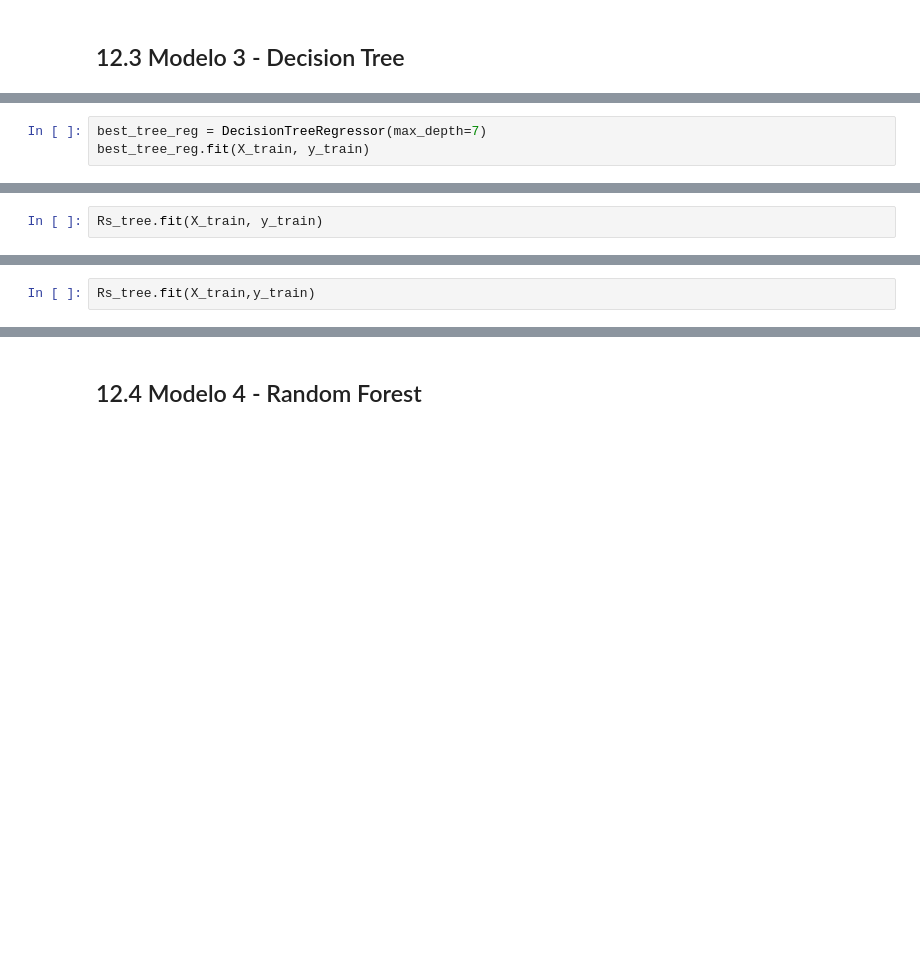
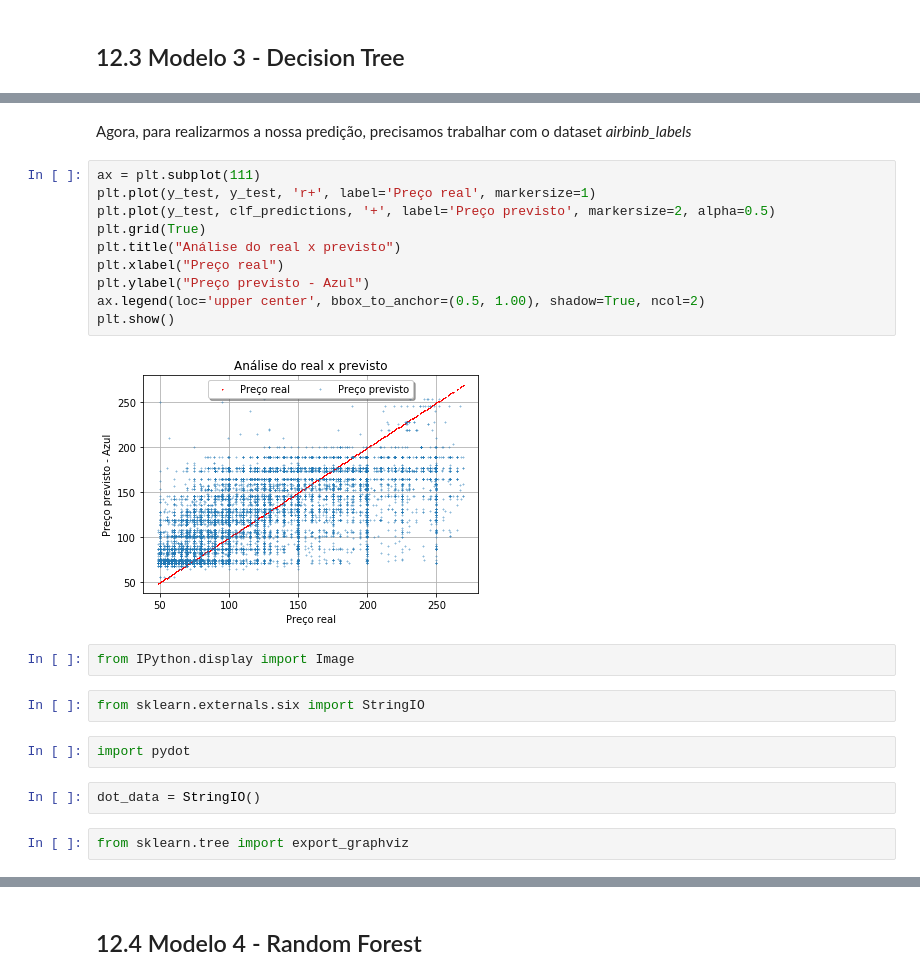
Before and after one commit to cicerotcv/P3_CienciaDados_2019.2, a Jupyter notebook: 00 dataset_airbnb.ipynb, the cells around one changed output, grey strips where cells are left out. Drawn from its saved outputs; the diff is of its cells as text; blank space fills up the shorter version.

```diff
--- a/00 dataset_airbnb.ipynb
+++ b/00 dataset_airbnb.ipynb
@@ -855,3 +768,0 @@ Como podemos observar, a configuração `max_depth=7` foi, dentre as apresentada
-# %%
-best_tree_reg = DecisionTreeRegressor(max_depth=7)
-best_tree_reg.fit(X_train, y_train)
@@ -918,2 +768,0 @@ Rs_tree = RandomizedSearchCV(estimator = tree_reg , param_distributions = RandSe
-# %%
-Rs_tree.fit(X_train, y_train)
@@ -955,2 +768,0 @@ Rs_tree = DecisionTreeRegressor(splitter='best', random_state=42, min_weight_fra
-# %%
-Rs_tree.fit(X_train,y_train)
@@ -974,0 +833,24 @@ Como vimos anteriormente, depois de todo o processo de refinamento do modelo, ho
+# %% [markdown]
+Agora, para realizarmos a nossa predição, precisamos trabalhar com o dataset <i>airbinb_labels</i>
+# %%
+ax = plt.subplot(111)
+plt.plot(y_test, y_test, 'r+', label='Preço real', markersize=1)
+plt.plot(y_test, clf_predictions, '+', label='Preço previsto', markersize=2, alpha=0.5)
+plt.grid(True)
+plt.title("Análise do real x previsto")
+plt.xlabel("Preço real")
+plt.ylabel("Preço previsto - Azul")
+ax.legend(loc='upper center', bbox_to_anchor=(0.5, 1.00), shadow=True, ncol=2)
+plt.show()
+# %% [output]
+[figure, added]
+# %%
+from IPython.display import Image
+# %%
+from sklearn.externals.six import StringIO
+# %%
+import pydot
+# %%
+dot_data = StringIO()
+# %%
+from sklearn.tree import export_graphviz
```
Also changed, not shown: parts of 64 cells of this notebook, 3 other files.
